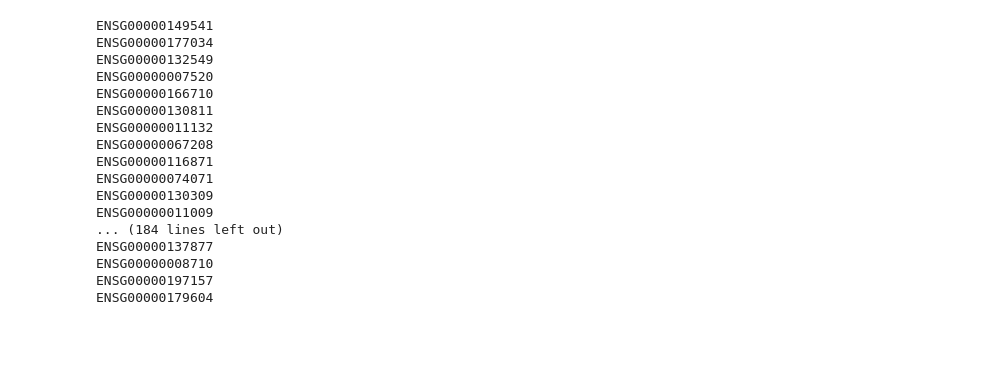
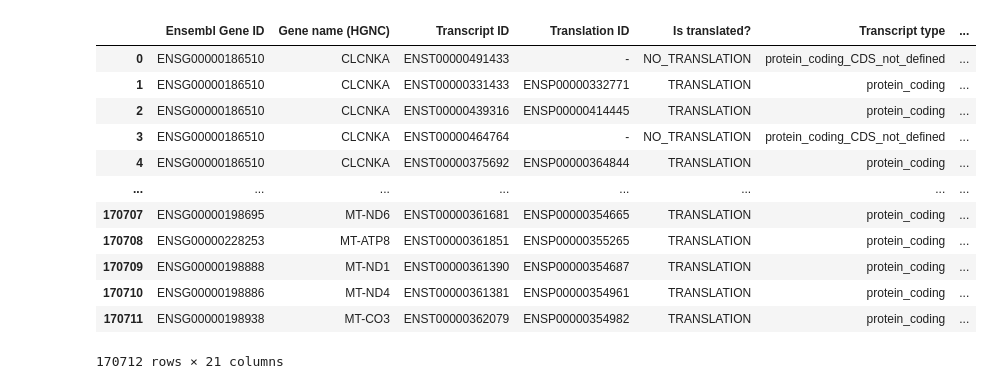
Before and after one commit to matthewdbradley/alternet_fork, a Jupyter notebook: src/alternet/tutorials/alternet_tutorial.ipynb, the cells around one changed output. Drawn from its saved outputs; the diff is of its cells as text; code cells hidden in the pictures; blank space fills up the shorter version.

```diff
--- a/src/alternet/tutorials/alternet_tutorial.ipynb
+++ b/src/alternet/tutorials/alternet_tutorial.ipynb
@@ -244,21 +192,0 @@ KeyboardInterrupt:
-# %%
-for i in range(200):
-    print(likely_isoform_specific.target_x[i])
-# %% [output]
-ENSG00000149541
-ENSG00000177034
-ENSG00000132549
-ENSG00000007520
-ENSG00000166710
-ENSG00000130811
-ENSG00000011132
-ENSG00000067208
-ENSG00000116871
-ENSG00000074071
-ENSG00000130309
-ENSG00000011009
-... (184 lines left out)
-ENSG00000137877
-ENSG00000008710
-ENSG00000197157
-ENSG00000179604
@@ -264,0 +233,18 @@ ENSG00000179604
+# %%
+appris_df = pd.read_csv(config['appris'], sep='\t')
+# %%
+appris_df
+# %% [output]
+|  | Ensembl Gene ID | Gene name (HGNC) | Transcript ID | Translation ID | Is translated? | Transcript type | ... |
+| 0 | ENSG00000186510 | CLCNKA | ENST00000491433 | - | NO_TRANSLATION | protein_coding_CDS_not_defined | ... |
+| 1 | ENSG00000186510 | CLCNKA | ENST00000331433 | ENSP00000332771 | TRANSLATION | protein_coding | ... |
+| 2 | ENSG00000186510 | CLCNKA | ENST00000439316 | ENSP00000414445 | TRANSLATION | protein_coding | ... |
+| 3 | ENSG00000186510 | CLCNKA | ENST00000464764 | - | NO_TRANSLATION | protein_coding_CDS_not_defined | ... |
+| 4 | ENSG00000186510 | CLCNKA | ENST00000375692 | ENSP00000364844 | TRANSLATION | protein_coding | ... |
+| ... | ... | ... | ... | ... | ... | ... | ... |
+| 170707 | ENSG00000198695 | MT-ND6 | ENST00000361681 | ENSP00000354665 | TRANSLATION | protein_coding | ... |
+| 170708 | ENSG00000228253 | MT-ATP8 | ENST00000361851 | ENSP00000355265 | TRANSLATION | protein_coding | ... |
+| 170709 | ENSG00000198888 | MT-ND1 | ENST00000361390 | ENSP00000354687 | TRANSLATION | protein_coding | ... |
+| 170710 | ENSG00000198886 | MT-ND4 | ENST00000361381 | ENSP00000354961 | TRANSLATION | protein_coding | ... |
+| 170711 | ENSG00000198938 | MT-CO3 | ENST00000362079 | ENSP00000354982 | TRANSLATION | protein_coding | ... |
+170712 rows × 21 columns
```
Also changed, not shown: parts of 12 cells of this notebook, 6 other files.
